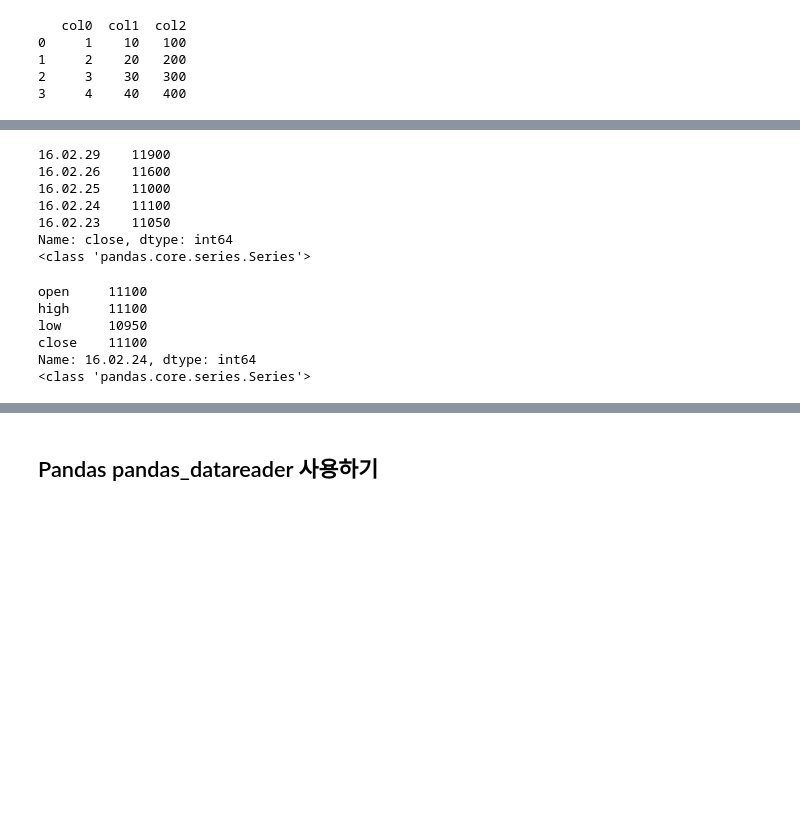
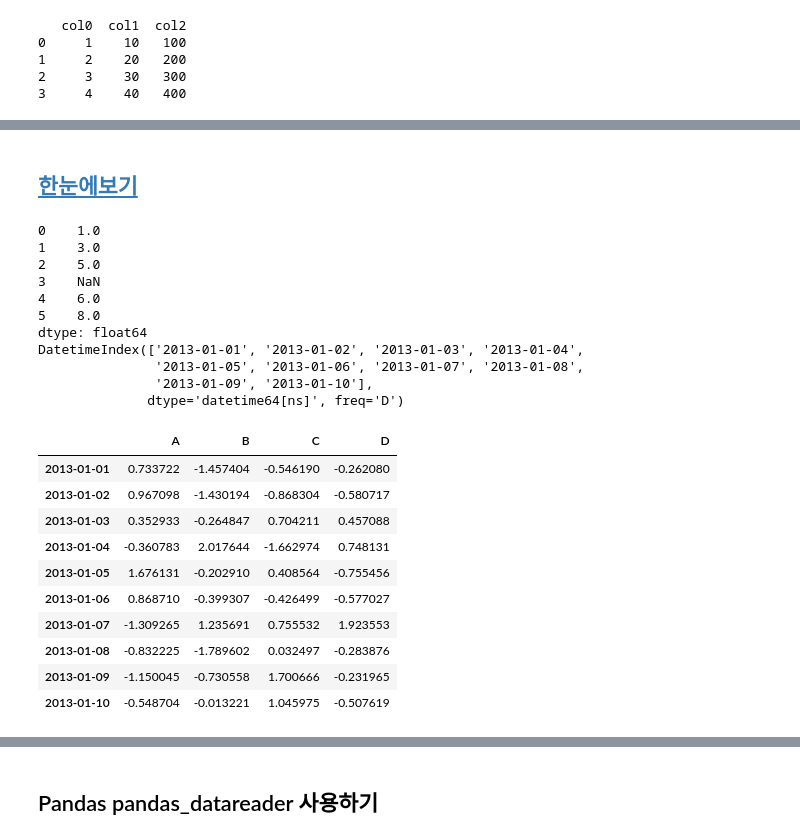
Before and after one commit to bamssong/python, a Jupyter notebook: chapter2/pandas.ipynb, the cells around one changed output, grey strips where cells are left out. Drawn from its saved outputs; the diff is of its cells as text; code cells hidden in the pictures; blank space fills up the shorter version.

Commit message:
pandas 샘플 코드 정리.

```diff
--- a/chapter2/pandas.ipynb
+++ b/chapter2/pandas.ipynb
@@ -110,26 +173,38 @@ print(daeshin_day)
-# %%
-# columns 데이터 선택.
-close = daeshin_day['close']
-print(close)
-print(type(close))
-# %% [output]
-16.02.29    11900
-16.02.26    11600
-16.02.25    11000
-16.02.24    11100
-16.02.23    11050
-Name: close, dtype: int64
-<class 'pandas.core.series.Series'>
-# %%
-# row 데이터 선택
-# day_data = daeshin_day.ix['16.02.24'] #deprecated
-day_data = daeshin_day.loc['16.02.24']
-print(day_data)
-print(type(day_data))
-# %% [output]
-open     11100
-high     11100
-low      10950
-close    11100
-Name: 16.02.24, dtype: int64
-<class 'pandas.core.series.Series'>
+# %% [markdown]
+## [한눈에보기](http://pandas.pydata.org/pandas-docs/stable/getting_started/10min.html)
+# %%
+# Series
+s = pd.Series([1, 3, 5, np.nan, 6, 8])
+print(s)
+
+# DataFrame
+dates = pd.date_range('20130101', periods=10)
+print(dates)
+
+# random.randn 0 ~ 1 난수 생성, 10x4
+# columns a,b,c,d
+df = pd.DataFrame(np.random.randn(10, 4), index=dates, columns=list('ABCD'))
+df
+# %% [output]
+0    1.0
+1    3.0
+2    5.0
+3    NaN
+4    6.0
+5    8.0
+dtype: float64
+DatetimeIndex(['2013-01-01', '2013-01-02', '2013-01-03', '2013-01-04',
+               '2013-01-05', '2013-01-06', '2013-01-07', '2013-01-08',
+               '2013-01-09', '2013-01-10'],
+              dtype='datetime64[ns]', freq='D')
+|  | A | B | C | D |
+| 2013-01-01 | 0.733722 | -1.457404 | -0.546190 | -0.262080 |
+| 2013-01-02 | 0.967098 | -1.430194 | -0.868304 | -0.580717 |
+| 2013-01-03 | 0.352933 | -0.264847 | 0.704211 | 0.457088 |
+| 2013-01-04 | -0.360783 | 2.017644 | -1.662974 | 0.748131 |
+| 2013-01-05 | 1.676131 | -0.202910 | 0.408564 | -0.755456 |
+| 2013-01-06 | 0.868710 | -0.399307 | -0.426499 | -0.577027 |
+| 2013-01-07 | -1.309265 | 1.235691 | 0.755532 | 1.923553 |
+| 2013-01-08 | -0.832225 | -1.789602 | 0.032497 | -0.283876 |
+| 2013-01-09 | -1.150045 | -0.730558 | 1.700666 | -0.231965 |
+| 2013-01-10 | -0.548704 | -0.013221 | 1.045975 | -0.507619 |
```
Also changed, not shown: parts of 27 cells of this notebook, 3 other files.
